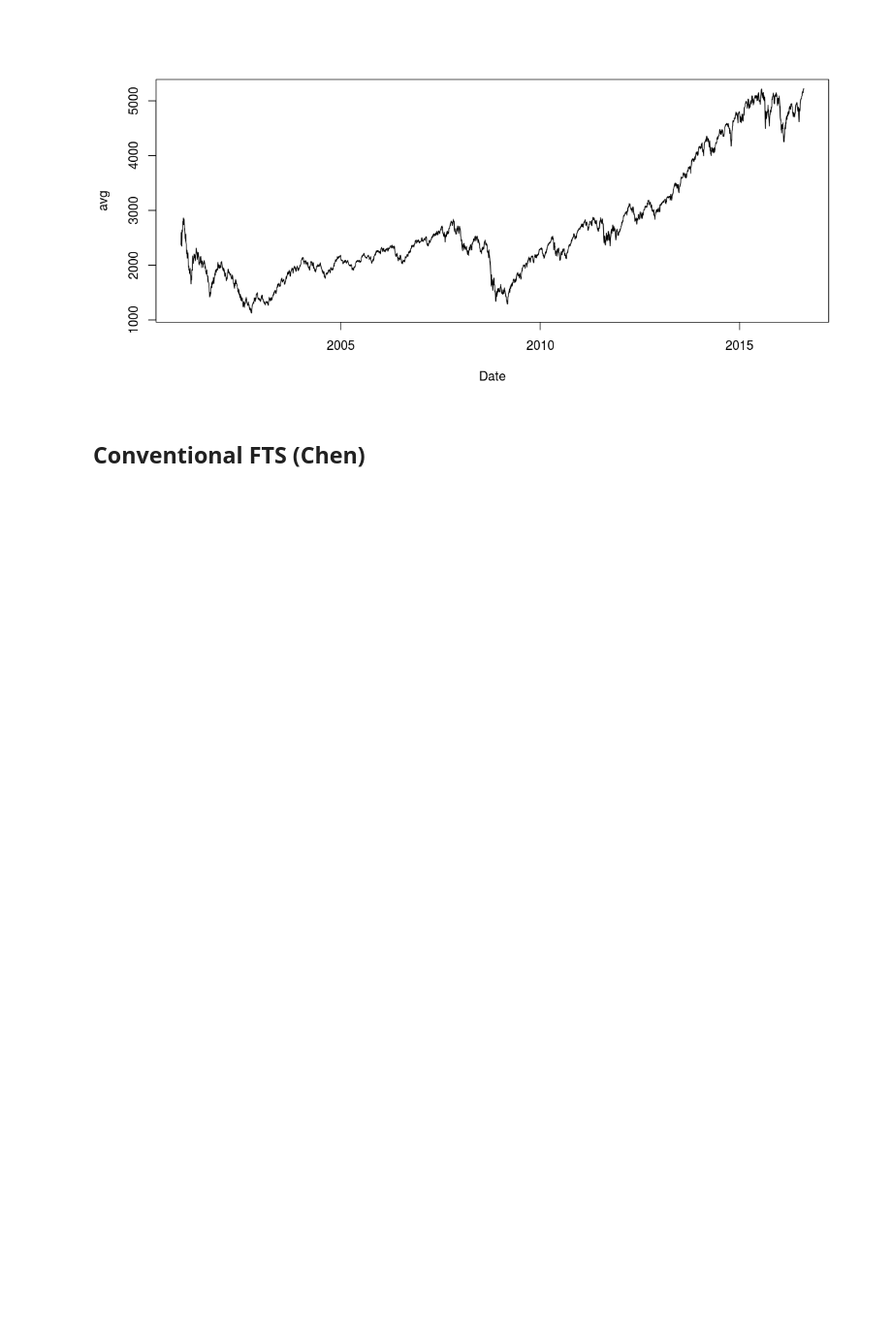
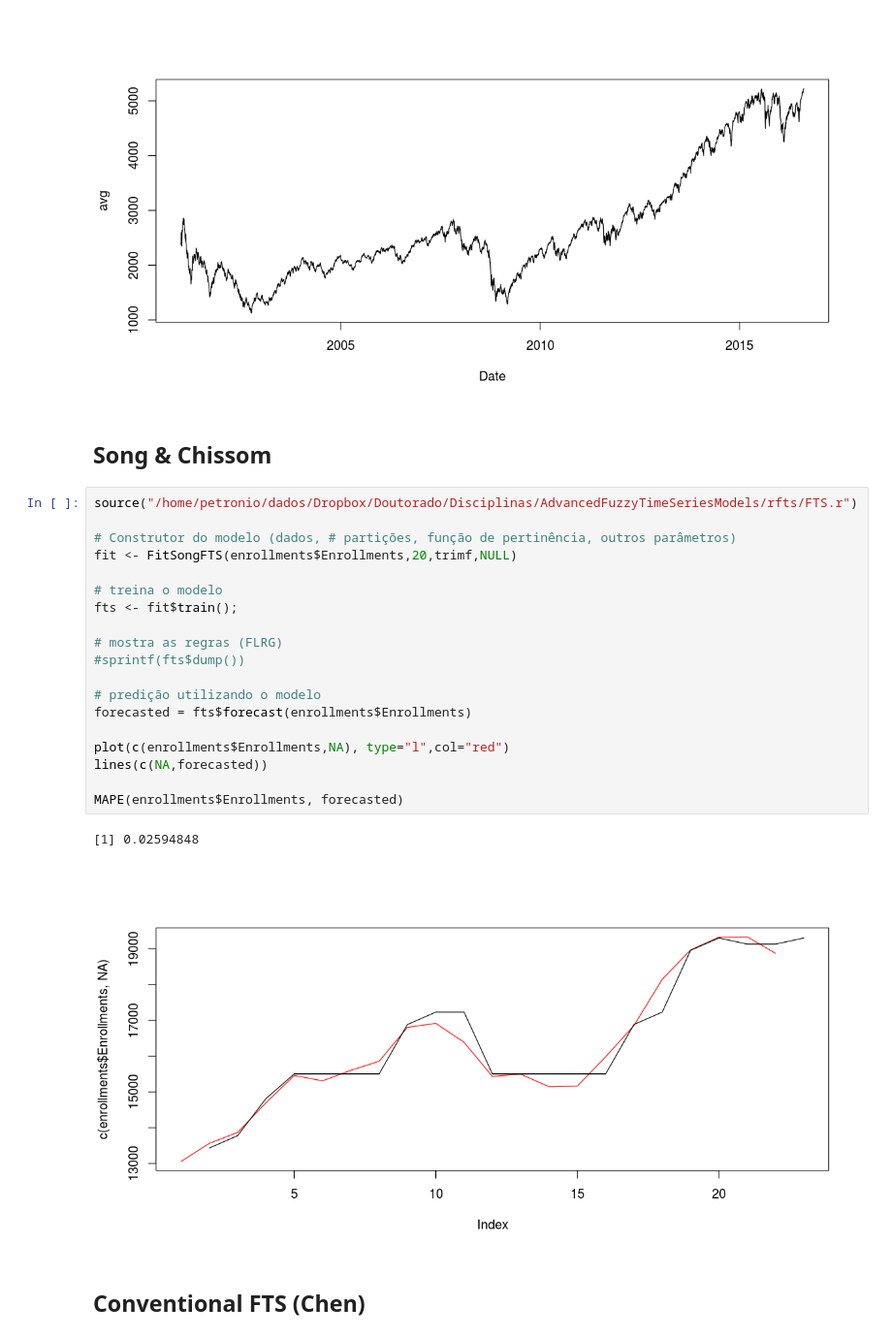
Before and after one commit to petroniocandido/rfts, a Jupyter notebook: benchmarks.ipynb, the cells around one changed output. Shown at 97% size. Saved outputs shown, nothing was run; the diff lists cells and outputs as text; blank space fills up the shorter version.

Commit message:
Atualização de Song & Chissom

```diff
--- a/benchmarks.ipynb
+++ b/benchmarks.ipynb
@@ -80,6 +80,30 @@ plot(nasdaq,type="l")
 #summary(taiex)
 # %% [output]
 [figure]
+# %% [markdown]
+## Song & Chissom
+# %%
+source("/home/petronio/dados/Dropbox/Doutorado/Disciplinas/AdvancedFuzzyTimeSeriesModels/rfts/FTS.r")
+
+# Construtor do modelo (dados, # partições, função de pertinência, outros parâmetros)
+fit <- FitSongFTS(enrollments$Enrollments,20,trimf,NULL)
+
+# treina o modelo
+fts <- fit$train();
+
+# mostra as regras (FLRG)
+#sprintf(fts$dump())
+
+# predição utilizando o modelo
+forecasted = fts$forecast(enrollments$Enrollments)
+
+plot(c(enrollments$Enrollments,NA), type="l",col="red")
+lines(c(NA,forecasted))
+
+MAPE(enrollments$Enrollments, forecasted)
+# %% [output]
+[1] 0.02594848
+[figure, added]
 # %% [markdown]
 ## Conventional FTS (Chen)
 # %%
```
Also changed, not shown: parts of 1 cell of this notebook, 2 other files.
